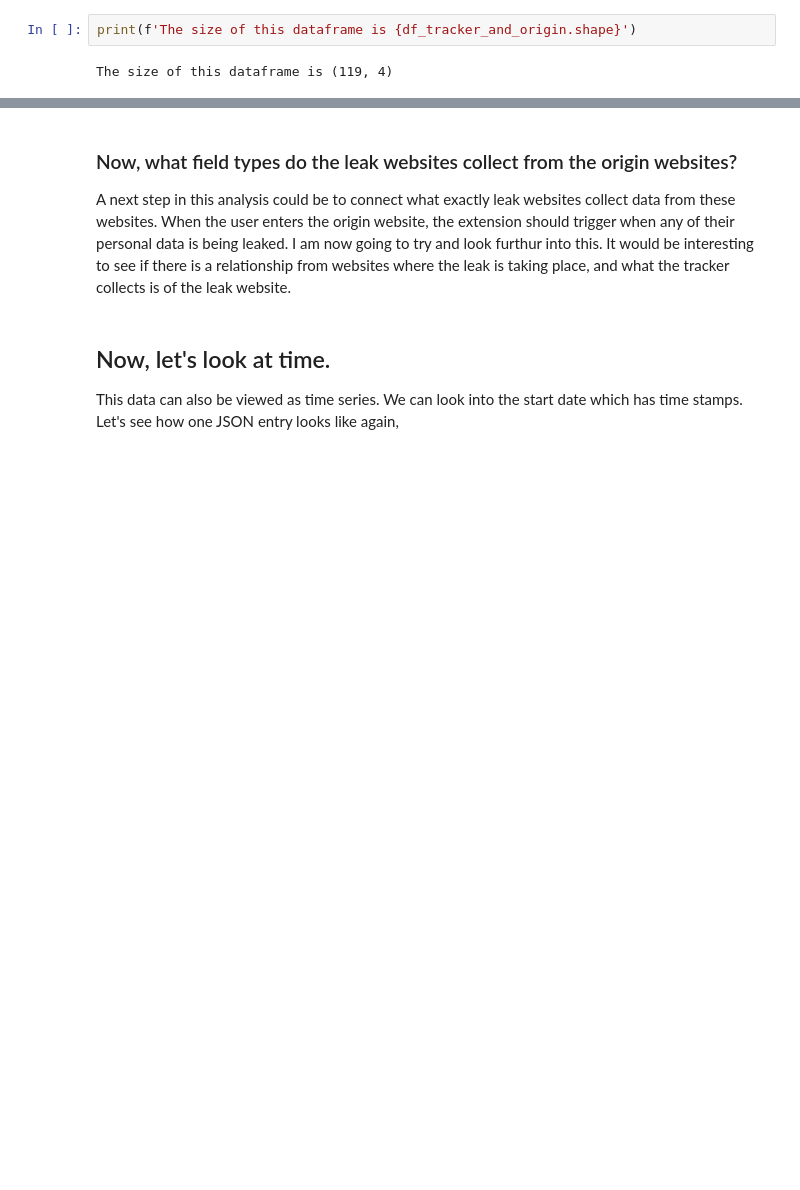
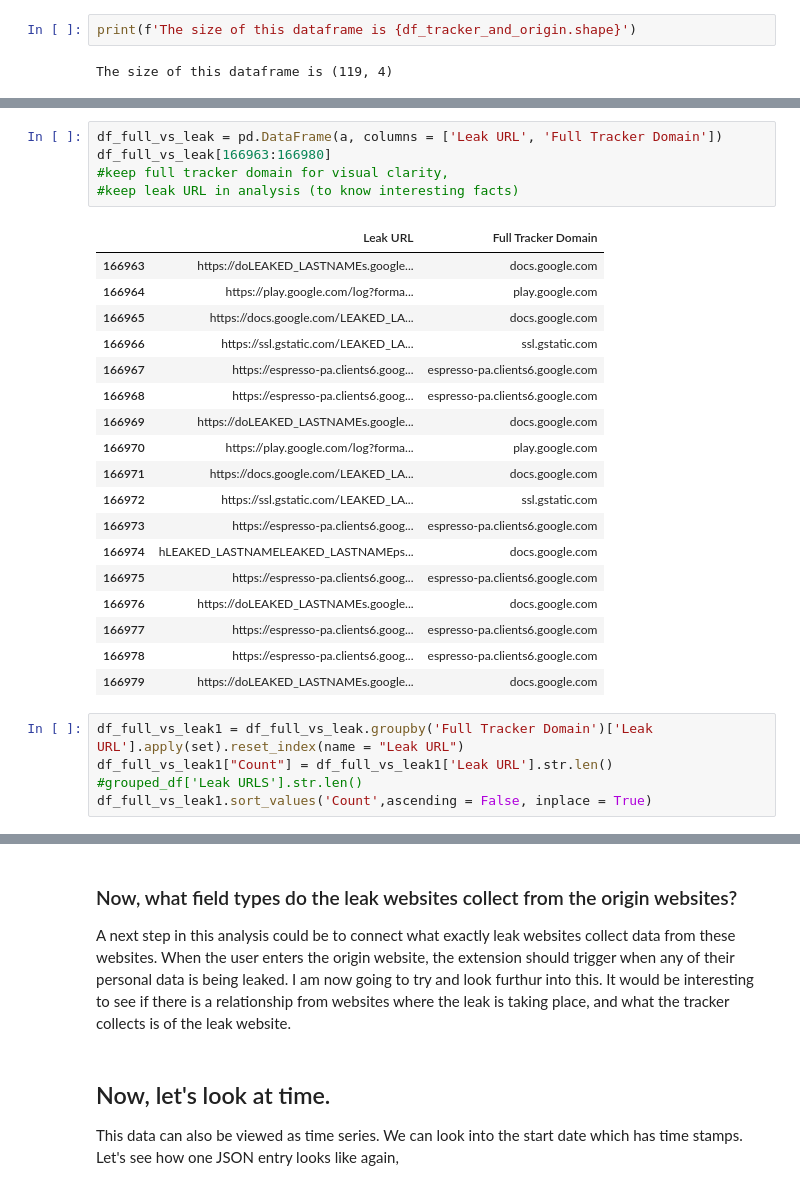
Before and after one commit to NoahApthorpe/EdTechInspector, a Jupyter notebook: EDA/25thJuly_DA_output_rewriting.ipynb, the cells around one changed output, grey strips where cells are left out. Saved outputs shown, nothing was run; the diff lists cells and outputs as text; blank space fills up the shorter version.

```diff
--- a/EDA/25thJuly_DA_output_rewriting.ipynb
+++ b/EDA/25thJuly_DA_output_rewriting.ipynb
@@ -490,0 +442,29 @@ print(df_full_vs_leak1["Leak URL"].values[3])
+# %%
+df_full_vs_leak = pd.DataFrame(a, columns = ['Leak URL', 'Full Tracker Domain'])
+df_full_vs_leak[166963:166980]
+#keep full tracker domain for visual clarity,
+#keep leak URL in analysis (to know interesting facts)
+# %% [output]
+|  | Leak URL | Full Tracker Domain |
+| 166963 | https://doLEAKED_LASTNAMEs.google... | docs.google.com |
+| 166964 | https://play.google.com/log?forma... | play.google.com |
+| 166965 | https://docs.google.com/LEAKED_LA... | docs.google.com |
+| 166966 | https://ssl.gstatic.com/LEAKED_LA... | ssl.gstatic.com |
+| 166967 | https://espresso-pa.clients6.goog... | espresso-pa.clients6.google.com |
+| 166968 | https://espresso-pa.clients6.goog... | espresso-pa.clients6.google.com |
+| 166969 | https://doLEAKED_LASTNAMEs.google... | docs.google.com |
+| 166970 | https://play.google.com/log?forma... | play.google.com |
+| 166971 | https://docs.google.com/LEAKED_LA... | docs.google.com |
+| 166972 | https://ssl.gstatic.com/LEAKED_LA... | ssl.gstatic.com |
+| 166973 | https://espresso-pa.clients6.goog... | espresso-pa.clients6.google.com |
+| 166974 | hLEAKED_LASTNAMELEAKED_LASTNAMEps... | docs.google.com |
+| 166975 | https://espresso-pa.clients6.goog... | espresso-pa.clients6.google.com |
+| 166976 | https://doLEAKED_LASTNAMEs.google... | docs.google.com |
+| 166977 | https://espresso-pa.clients6.goog... | espresso-pa.clients6.google.com |
+| 166978 | https://espresso-pa.clients6.goog... | espresso-pa.clients6.google.com |
+| 166979 | https://doLEAKED_LASTNAMEs.google... | docs.google.com |
+# %%
+df_full_vs_leak1 = df_full_vs_leak.groupby('Full Tracker Domain')['Leak URL'].apply(set).reset_index(name = "Leak URL")
+df_full_vs_leak1["Count"] = df_full_vs_leak1['Leak URL'].str.len()
+#grouped_df['Leak URLS'].str.len()
+df_full_vs_leak1.sort_values('Count',ascending = False, inplace = True)
```
Also changed, not shown: parts of 29 cells of this notebook, 1 other file.
